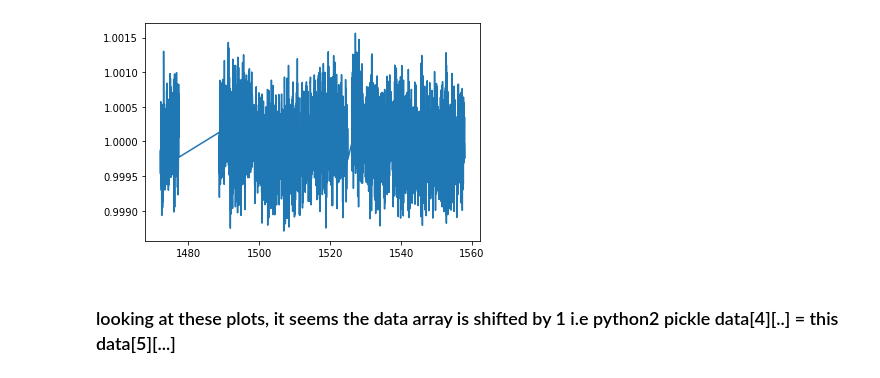
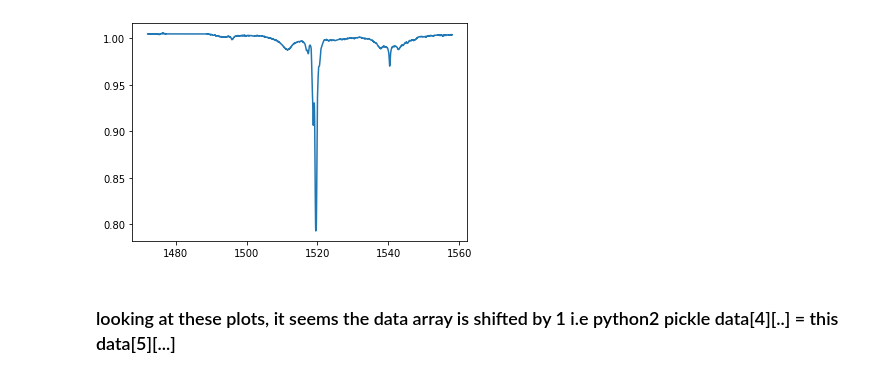
Before and after one commit to kushaltirumala/outlier_kplr, a Jupyter notebook: recreating_dense_light_curve_results.ipynb, the cells around one changed output. Saved outputs shown, nothing was run; the diff lists cells and outputs as text; code cells hidden in the pictures.

Commit message:
adding some temporary changes for new plots

```diff
--- a/recreating_dense_light_curve_results.ipynb
+++ b/recreating_dense_light_curve_results.ipynb
@@ -27,9 +27,9 @@ def plot_sparse(lc_index):
     y = data[lc_index][1]
     plt.plot(x,y)
 # %%
-plot_sparse(2005)
+plot_sparse(0)
 # %% [output]
-[figure, old version]
+[figure, new version]
 # %% [markdown]
 ### looking at these plots, it seems the data array is shifted by 1 i.e python2 pickle data[4][..] = this data[5][...]
 # %% [markdown]
```
Also changed, not shown: parts of 9 cells of this notebook, 1 other file.
